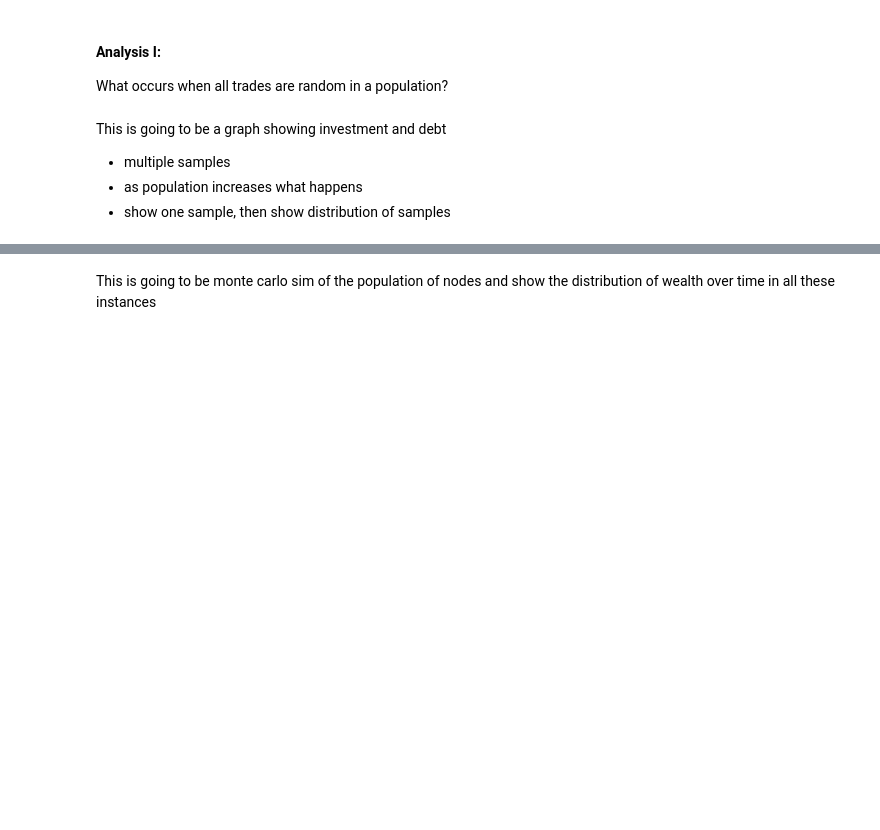
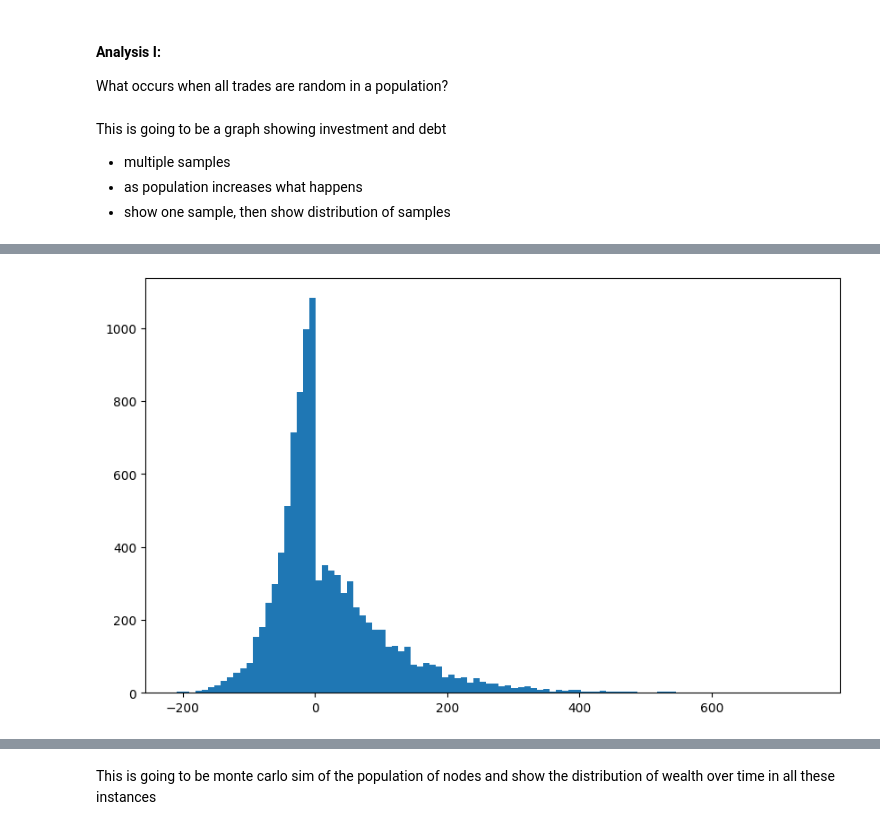
Before and after one commit to Ashuwat/SBIT, a Jupyter notebook: interpretation/sim2/start.ipynb, the cells around one changed output, grey strips where cells are left out. Cells and saved outputs as stored; diff of their text form; code cells hidden in the pictures; blank space fills up the shorter version.

```diff
--- a/interpretation/sim2/start.ipynb
+++ b/interpretation/sim2/start.ipynb
@@ -53,0 +54,7 @@ Text(0.5, 1.0, '')
+# %%
+plt.figure(figsize=(10, 6))
+
+plt.hist(jsonStuff, bins=100)
+plt.show()
+# %% [output]
+[figure, added]
```
Also changed, not shown: parts of 9 cells of this notebook, 10 other files.
